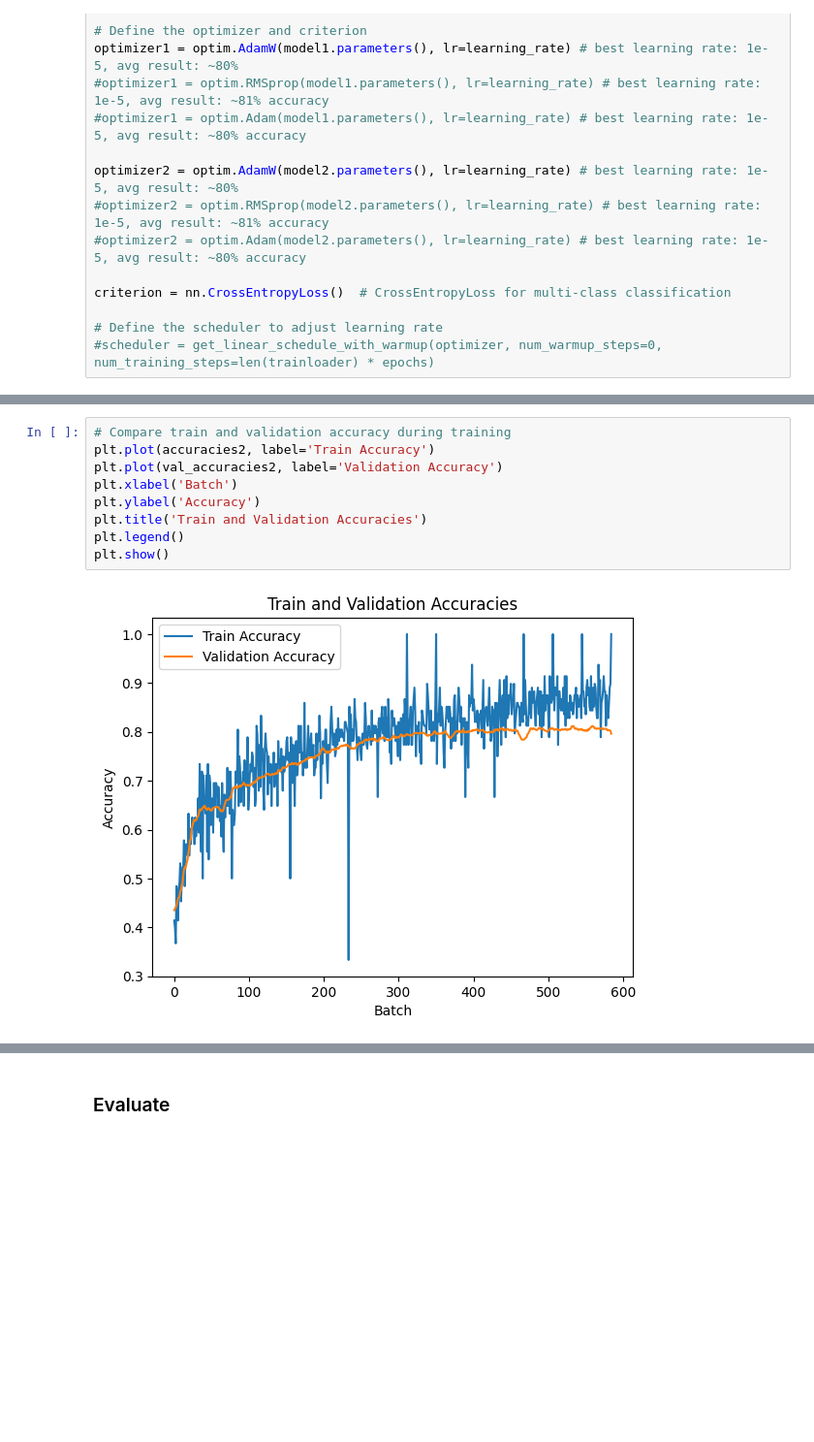
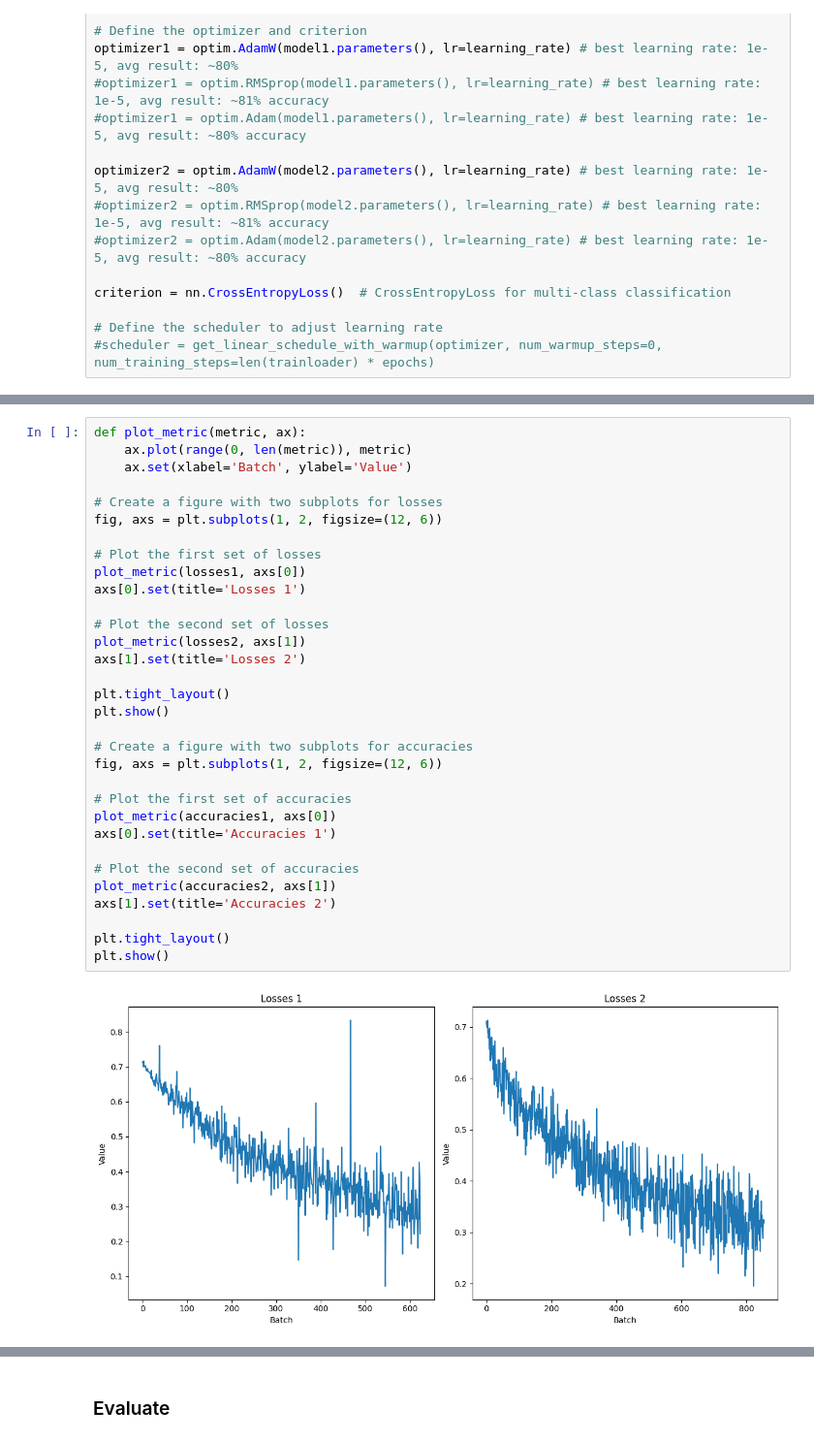
Before and after one commit to SebastianKropp/DisasterDetectionModel, a Jupyter notebook: Transformer.ipynb, the cells around one changed output, grey strips where cells are left out. Shown at 97% size. Drawn from its saved outputs; the diff is of its cells as text; blank space fills up the shorter version.

```diff
--- a/Transformer.ipynb
+++ b/Transformer.ipynb
@@ -372,11 +458,34 @@ plt.show()
-# %%
-# Compare train and validation accuracy during training
-plt.plot(accuracies2, label='Train Accuracy')
-plt.plot(val_accuracies2, label='Validation Accuracy')
-plt.xlabel('Batch')
-plt.ylabel('Accuracy')
-plt.title('Train and Validation Accuracies')
-plt.legend()
-plt.show()
-# %% [output]
-[figure, removed]
+# %%
+def plot_metric(metric, ax):
+    ax.plot(range(0, len(metric)), metric)
+    ax.set(xlabel='Batch', ylabel='Value')
+
+# Create a figure with two subplots for losses
+fig, axs = plt.subplots(1, 2, figsize=(12, 6))
+
+# Plot the first set of losses
+plot_metric(losses1, axs[0])
+axs[0].set(title='Losses 1')
+
+# Plot the second set of losses
+plot_metric(losses2, axs[1])
+axs[1].set(title='Losses 2')
+
+plt.tight_layout()
+plt.show()
+
+# Create a figure with two subplots for accuracies
+fig, axs = plt.subplots(1, 2, figsize=(12, 6))
+
+# Plot the first set of accuracies
+plot_metric(accuracies1, axs[0])
+axs[0].set(title='Accuracies 1')
+
+# Plot the second set of accuracies
+plot_metric(accuracies2, axs[1])
+axs[1].set(title='Accuracies 2')
+
+plt.tight_layout()
+plt.show()
+# %% [output]
+[figure, added]
```
Also changed, not shown: parts of 27 cells of this notebook.
